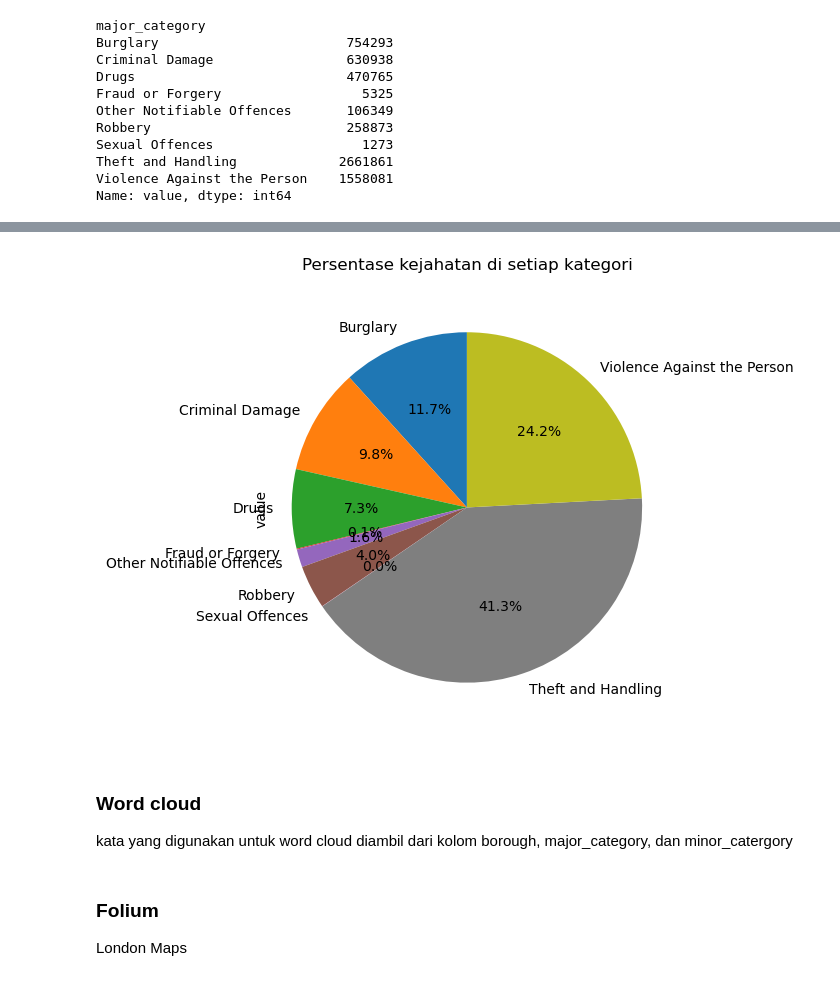
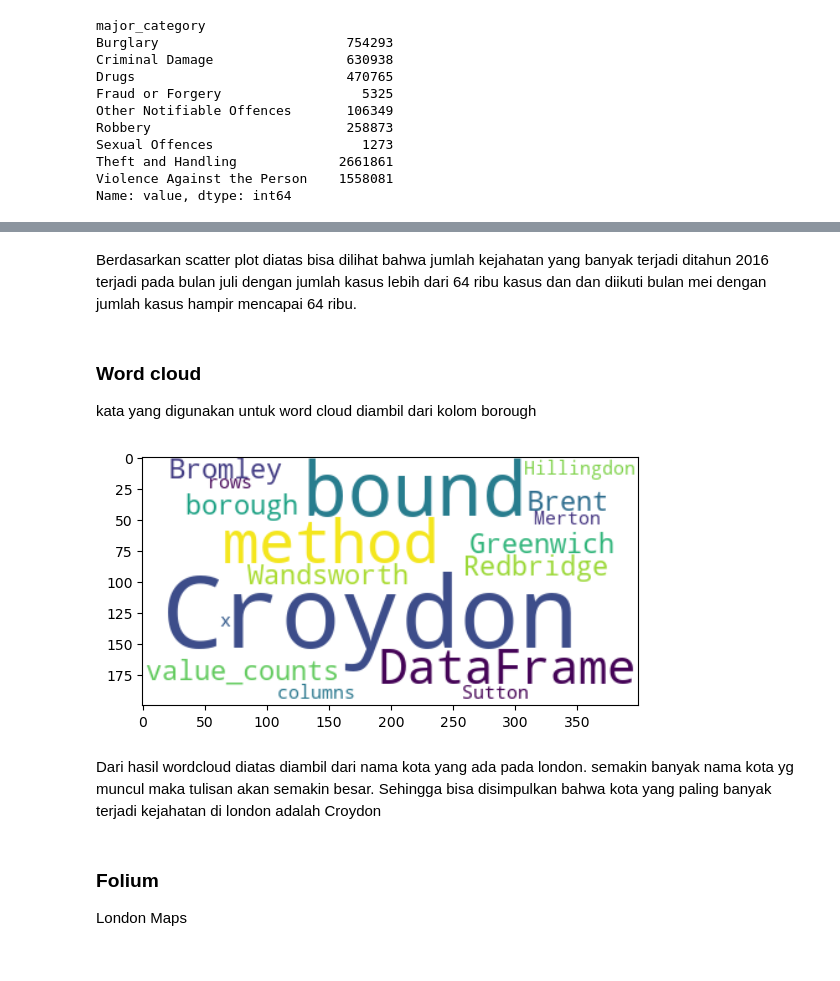
Before and after one commit to zulkarnain15/PTYN-KS-003, a Jupyter notebook: assigment_1/PYTN_Assgn_1_3_Zulkarnain.ipynb, the cells around one changed output, grey strips where cells are left out. Cells and saved outputs as stored; diff of their text form; code cells hidden in the pictures.

```diff
--- a/assigment_1/PYTN_Assgn_1_3_Zulkarnain.ipynb
+++ b/assigment_1/PYTN_Assgn_1_3_Zulkarnain.ipynb
@@ -185,29 +201,21 @@ Name: value, dtype: int64
-# %%
-crime_major.plot(kind='pie',
-                         figsize=(5,6),
-                         autopct='%1.1f%%',
-                         startangle=90,
-                         )
-
-plt.title('Persentase kejahatan di setiap kategori')
-plt.axis('equal')
-
-plt.show()
-# %% [output]
-[figure, removed]
+# %% [markdown]
+Berdasarkan scatter plot diatas bisa dilihat bahwa jumlah kejahatan yang banyak terjadi ditahun 2016 terjadi pada bulan juli dengan jumlah kasus lebih dari 64 ribu kasus dan dan diikuti bulan mei dengan jumlah kasus hampir mencapai 64 ribu.
 # %% [markdown]
 ### Word cloud
-kata yang digunakan untuk word cloud diambil dari kolom borough, major_category, dan minor_catergory
+kata yang digunakan untuk word cloud diambil dari kolom borough
 # %%
 from wordcloud import WordCloud
 
-text = df_london_crime[['borough','major_category','minor_category']].values
+text = df_london_crime[['borough']].value_counts
 
-wordcloud = WordCloud().generate(str(text))
+wordcloud = WordCloud(background_color='white').generate(str(text))
 
-plt.imshow(wordcloud)
-plt.axis("off")
+plt.imshow(wordcloud, interpolation='bilinear')
 plt.show()
+# %% [output]
+[figure, added]
+# %% [markdown]
+Dari hasil wordcloud diatas diambil dari nama kota yang ada pada london. semakin banyak nama kota yg muncul maka tulisan akan semakin besar. Sehingga bisa disimpulkan bahwa kota yang paling banyak terjadi kejahatan di london adalah Croydon
 # %% [markdown]
 ### Folium
 London Maps
```
Also changed, not shown: parts of 23 cells of this notebook.
